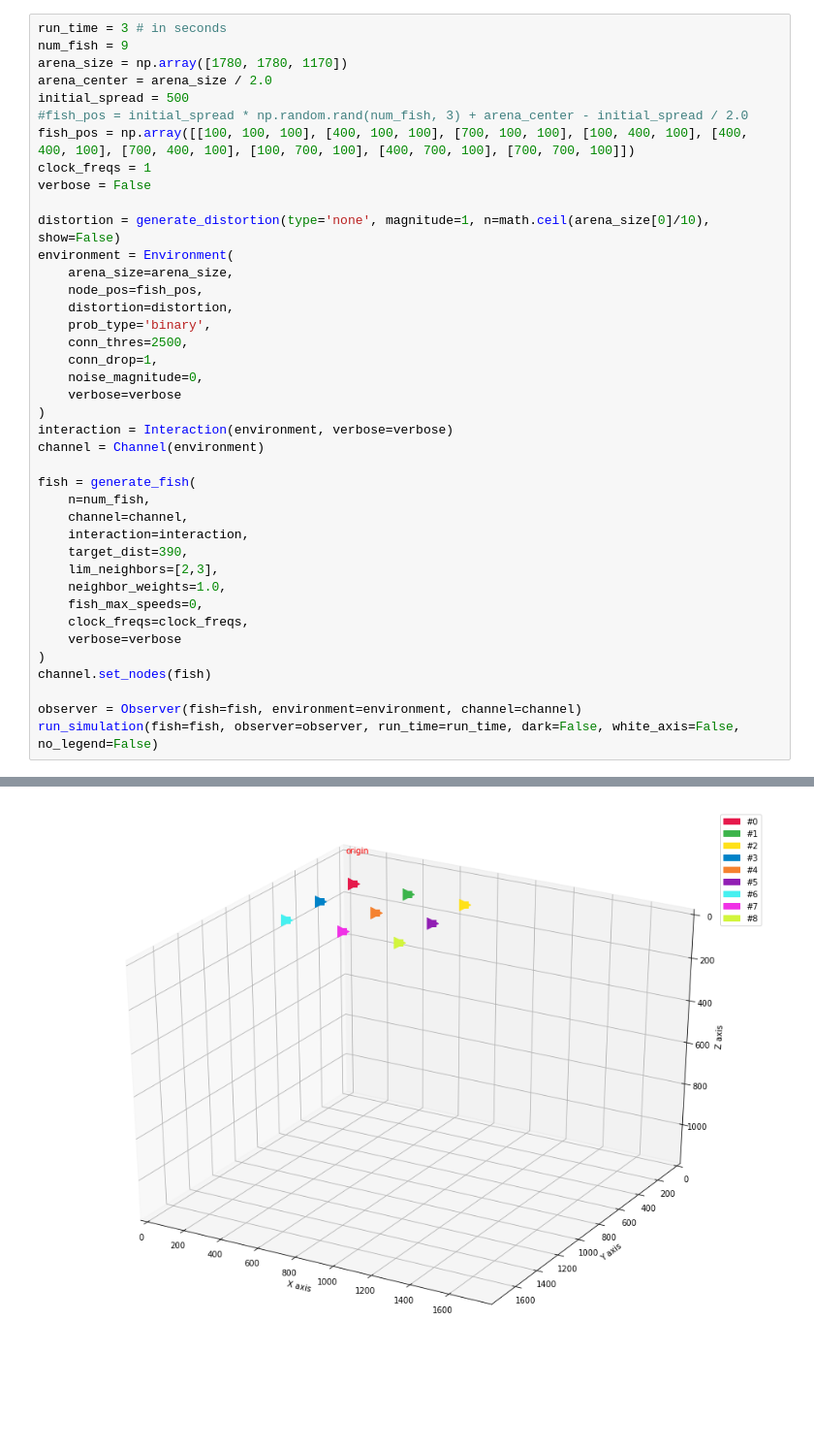
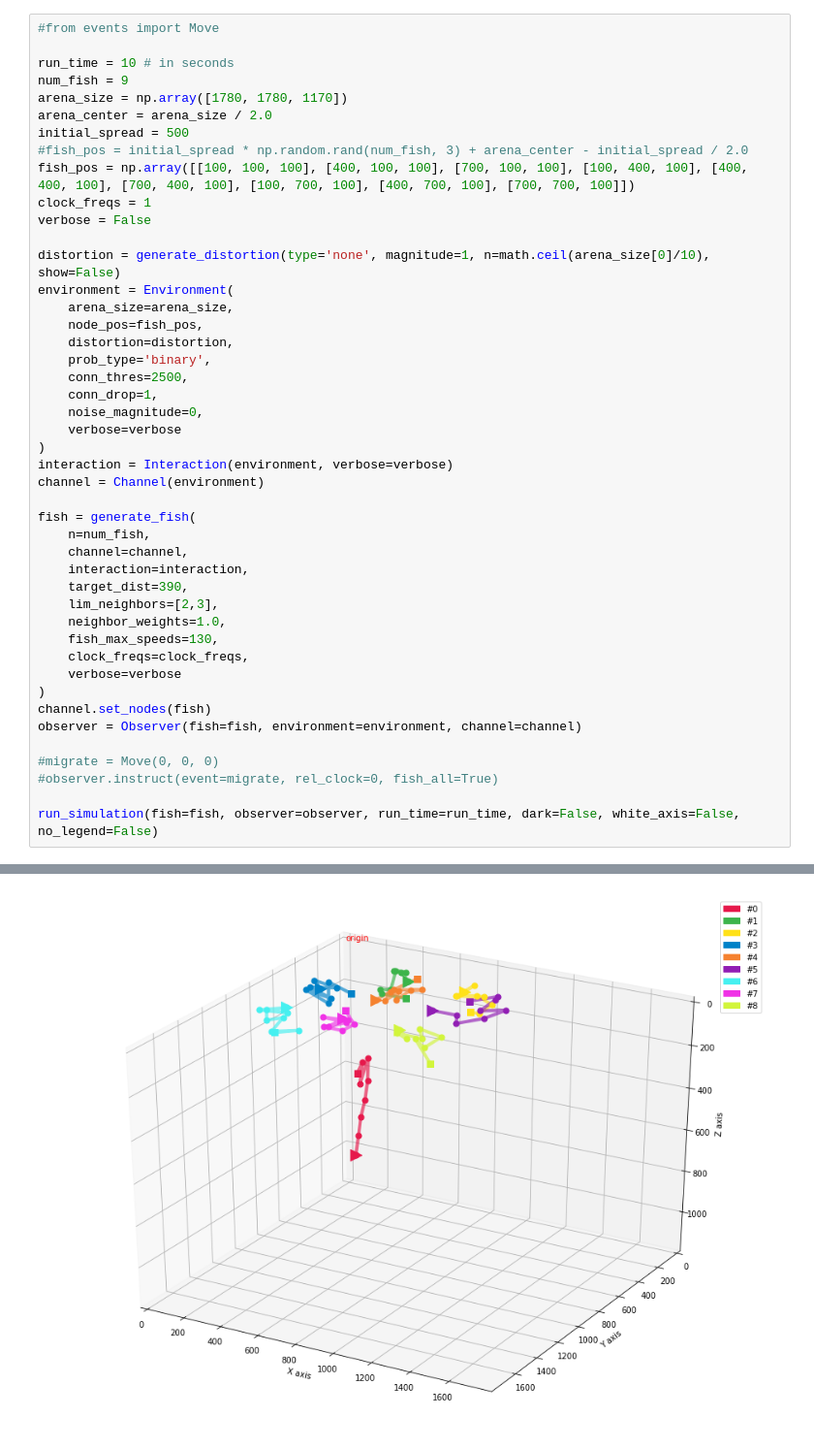
Before and after one commit to fberlinger/FISH, a Jupyter notebook: BlueSim/occlusions.ipynb, the cells around one changed output, grey strips where cells are left out. Shown: that part at 97% size. Cells and saved outputs as stored; diff of their text form; blank space fills up the shorter version.

```diff
--- a/BlueSim/occlusions.ipynb
+++ b/BlueSim/occlusions.ipynb
@@ -20,5 +23,7 @@ from utils import generate_distortion, generate_fish, run_simulation
 # %%
-run_time = 3 # in seconds
+#from events import Move
+
+run_time = 10 # in seconds
 num_fish = 9
 arena_size = np.array([1780, 1780, 1170])
 arena_center = arena_size / 2.0
@@ -49,12 +54,15 @@ fish = generate_fish(
     target_dist=390,
     lim_neighbors=[2,3],
     neighbor_weights=1.0,
-    fish_max_speeds=0,
+    fish_max_speeds=130,
     clock_freqs=clock_freqs,
     verbose=verbose
 )
 channel.set_nodes(fish)
+observer = Observer(fish=fish, environment=environment, channel=channel)
 
-observer = Observer(fish=fish, environment=environment, channel=channel)
+#migrate = Move(0, 0, 0)
+#observer.instruct(event=migrate, rel_clock=0, fish_all=True)
+
 run_simulation(fish=fish, observer=observer, run_time=run_time, dark=False, white_axis=False, no_legend=False)
 # %% [output]
@@ -62,4 +85,4 @@ Please wait patiently 3 seconds. Thanks.
 It's time to say bye bye!
-[figure, old version]
+[figure, new version]
 # %%
 run_time = 20 # in seconds
```
Also changed, not shown: parts of 3 cells of this notebook, 2 other files.
